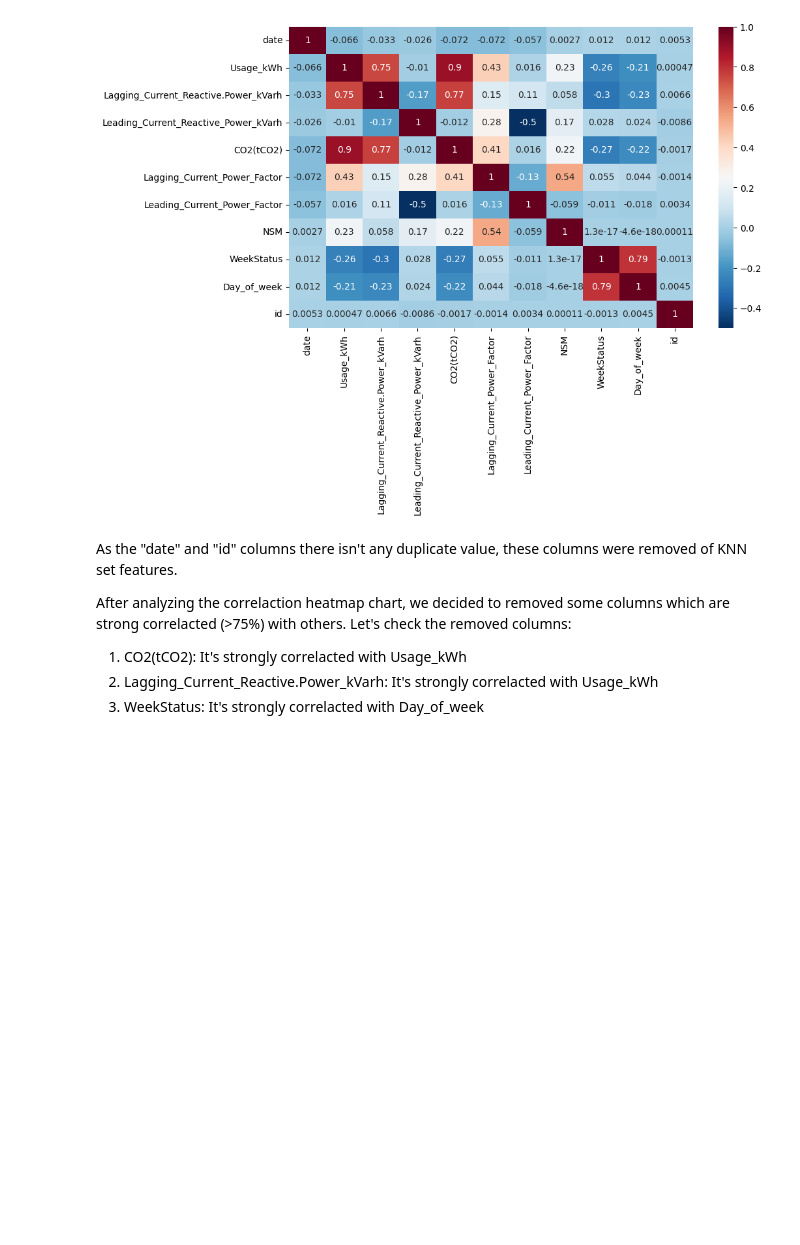
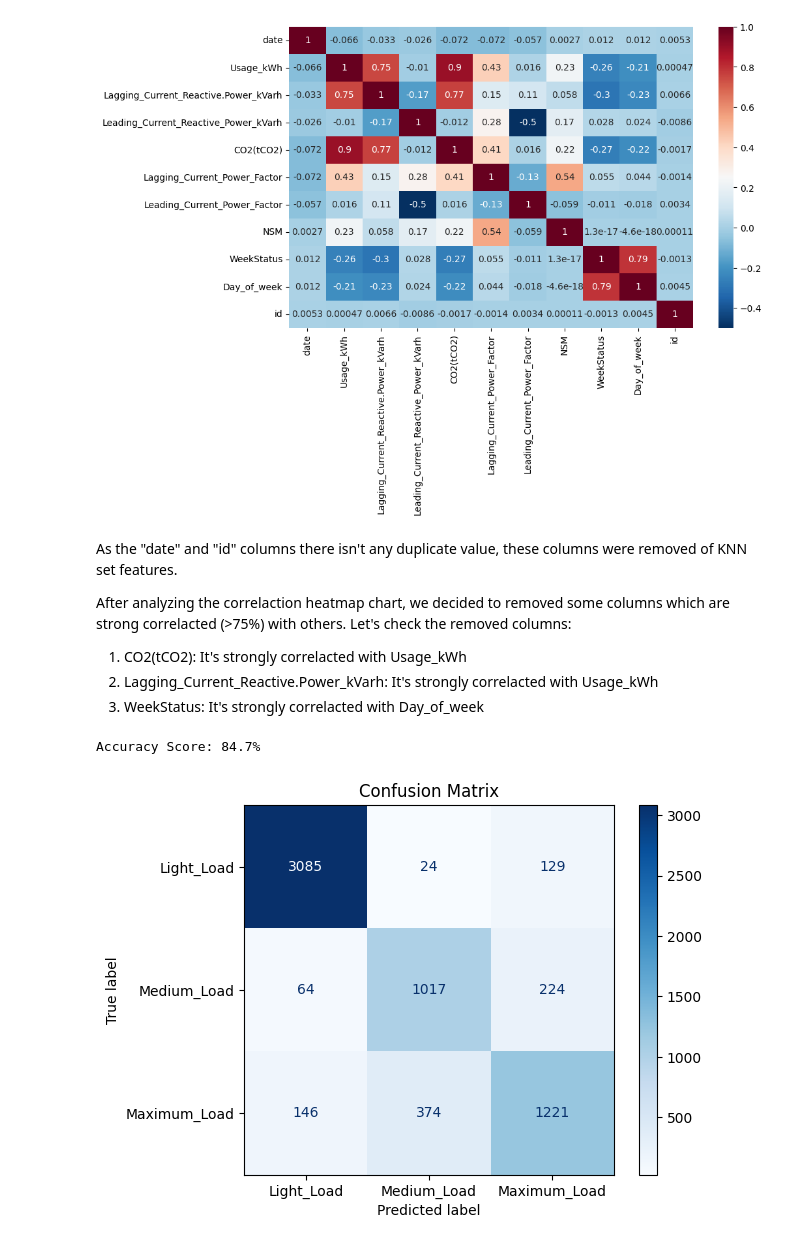
Before and after one commit to martinsphl/MAI5035, a Jupyter notebook: TAREFA_1_1.ipynb, the cells around one changed output. Drawn from its saved outputs; the diff is of its cells as text; code cells hidden in the pictures; blank space fills up the shorter version.

```diff
--- a/TAREFA_1_1.ipynb
+++ b/TAREFA_1_1.ipynb
@@ -451,12 +455,35 @@ After analyzing the correlaction heatmap chart, we decided to removed some colum
 # %%
 # Also applying the ordinal enconder over the target column
 mask = df_normalized['Load_Type'].notna()
-categories = [df_normalized.loc[mask, 'Load_Type'].unique()]
-ordinal_encoder = OrdinalEncoder(categories=categories)
-df_normalized.loc[mask, 'Load_Type'] = ordinal_encoder.fit_transform(df_normalized.loc[mask, 'Load_Type'].values.reshape(-1, 1))
+# Get the selected features from known target column value
+features = ['Usage_kWh', 'Leading_Current_Reactive_Power_kVarh', 'Lagging_Current_Power_Factor','Leading_Current_Power_Factor',	'NSM', 'Day_of_week', 'Load_Type']
 
-# Get the selected features from known target column value
-features = ['Usage_kWh', 'Leading_Current_Reactive_Power_kVarh', 'Lagging_Current_Power_Factor',	'Leading_Current_Power_Factor',	'NSM', 'Day_of_week']
-X = df_normalized.loc[mask, features]
-# Get the knwon target value
-y = df_normalized.loc[mask, ['Load_Type']]
+# Keep the two types of data separate
+df_known_target = df_normalized.loc[mask, features]
+df_unknown_target = df_normalized.loc[~mask, features]
+# %%
+# Stratified Split the dataset into training (80%) and testing (20%)
+X_train, X_test, y_train, y_test = train_test_split(df_known_target.iloc[:, :-1], df_known_target.iloc[:, -1], test_size=0.2, random_state=7, stratify=df_known_target.iloc[:, -1])
+
+categories = df_known_target.iloc[:, -1].unique()
+n_categories = len(categories[0])
+knn = KNeighborsClassifier(n_neighbors=n_categories)
+knn.fit(X_train, y_train)
+y_pred = knn.predict(X_test)
+
+# Calculate accuracy
+accuracy = accuracy_score(y_test, y_pred)
+print(f"Accuracy Score: {100 * accuracy:.1f}%")
+# %% [output]
+Accuracy Score: 84.7%
+# %%
+# Compute confusion matrix
+cm = confusion_matrix(y_test, y_pred)
+
+# Display confusion matrix
+disp = ConfusionMatrixDisplay(confusion_matrix=cm, display_labels=categories)
+disp.plot(cmap=plt.cm.Blues)
+plt.title('Confusion Matrix')
+plt.show()
+# %% [output]
+[figure, added]
```
Also changed, not shown: parts of 3 cells of this notebook.
